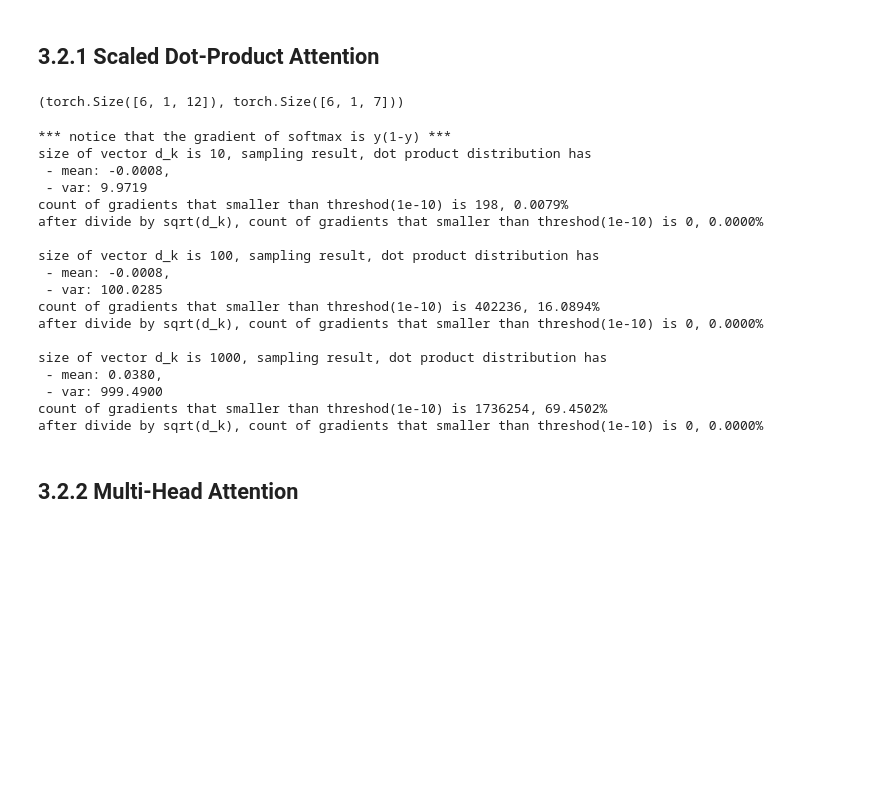
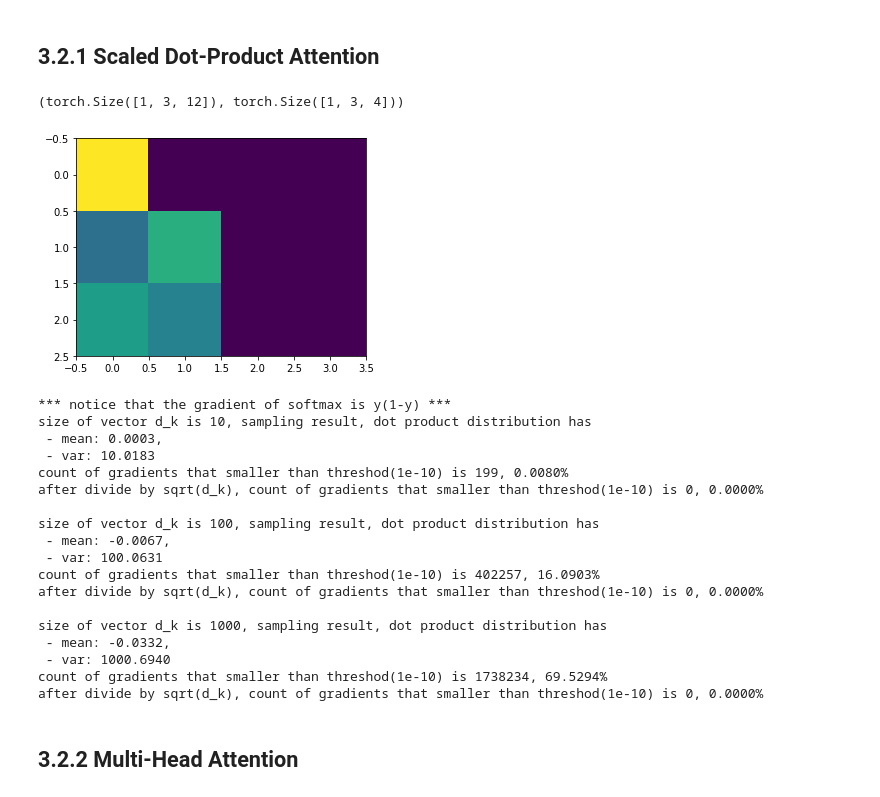
Before and after one commit to simonjisu/deepnlp_study, a Jupyter notebook: notebook/04_Transformer.ipynb, the cells around one changed output. Drawn from its saved outputs; the diff is of its cells as text; code cells hidden in the pictures; blank space fills up the shorter version.

```diff
--- a/notebook/04_Transformer.ipynb
+++ b/notebook/04_Transformer.ipynb
@@ -43,7 +44,7 @@ class ScaledDotProductAttention(nn.Module):
         # to illustrate why the dot products get large,
         # check the function 'check_dotproduct_dist'
         if mask is not None:
-            attn = attn.masked_fill_(mask, -np.inf)
+            attn = attn.masked_fill(mask, -np.inf)
 
         attn = self.softmax(attn)  # (B, T_q, T_k) --> (B, T_q, T_k)
         output = torch.bmm(attn, v)  # (B, T_q, T_k) * (B, T_v, d_v) --> (B, T_q, d_v), make sure that T_k == T_v
@@ -54,18 +55,27 @@ class ScaledDotProductAttention(nn.Module):
 # ex) translation:
 # q - previous decoder
 # k, v - encoder output
-batch = 6
-T_q = 1
-T_k, T_v = (7, 7)
+# mask should be (B, T_q, T_k), will talk about it later
+batch = 1
+T_q = 3
+T_k, T_v = (4, 4)
 d_k = 10
 d_v = 12
+mask = torch.ByteTensor([[[0, 1, 1, 1],
+                          [0, 0, 1, 1],
+                          [0, 0, 1, 1]]])
 q, k, v = torch.randn((batch, T_q, d_k)), torch.randn((batch, T_k, d_k)), torch.randn((batch, T_v, d_v))
 attention = ScaledDotProductAttention(d_k)
 # %%
-output, attn = attention(q, k, v)
+output, attn = attention(q, k, v, mask=mask)
 output.size(), attn.size()
 # %% [output]
-(torch.Size([6, 1, 12]), torch.Size([6, 1, 7]))
+(torch.Size([1, 3, 12]), torch.Size([1, 3, 4]))
+# %%
+plt.imshow(attn.squeeze(0).numpy())
+plt.show()
+# %% [output]
+[figure, added]
 # %%
 def check_dotproduct_dist(d_k, sampling_size=1, seq_len=1, threshold=1e-10):
     """
@@ -99,21 +109,21 @@ for d_k in [10, 100, 1000]:
 # %% [output]
 *** notice that the gradient of softmax is y(1-y) ***
 size of vector d_k is 10, sampling result, dot product distribution has
- - mean: -0.0008,
- - var: 9.9719
-count of gradients that smaller than threshod(1e-10) is 198, 0.0079%
+ - mean: 0.0003,
+ - var: 10.0183
+count of gradients that smaller than threshod(1e-10) is 199, 0.0080%
 after divide by sqrt(d_k), count of gradients that smaller than threshod(1e-10) is 0, 0.0000%
 
 size of vector d_k is 100, sampling result, dot product distribution has
- - mean: -0.0008,
- - var: 100.0285
-count of gradients that smaller than threshod(1e-10) is 402236, 16.0894%
+ - mean: -0.0067,
+ - var: 100.0631
+count of gradients that smaller than threshod(1e-10) is 402257, 16.0903%
 after divide by sqrt(d_k), count of gradients that smaller than threshod(1e-10) is 0, 0.0000%
 
 size of vector d_k is 1000, sampling result, dot product distribution has
- - mean: 0.0380,
- - var: 999.4900
-count of gradients that smaller than threshod(1e-10) is 1736254, 69.4502%
+ - mean: -0.0332,
+ - var: 1000.6940
+count of gradients that smaller than threshod(1e-10) is 1738234, 69.5294%
 after divide by sqrt(d_k), count of gradients that smaller than threshod(1e-10) is 0, 0.0000%
 # %% [markdown]
 ## 3.2.2 Multi-Head Attention
```
Also changed, not shown: parts of 49 cells of this notebook, 43 other files.
